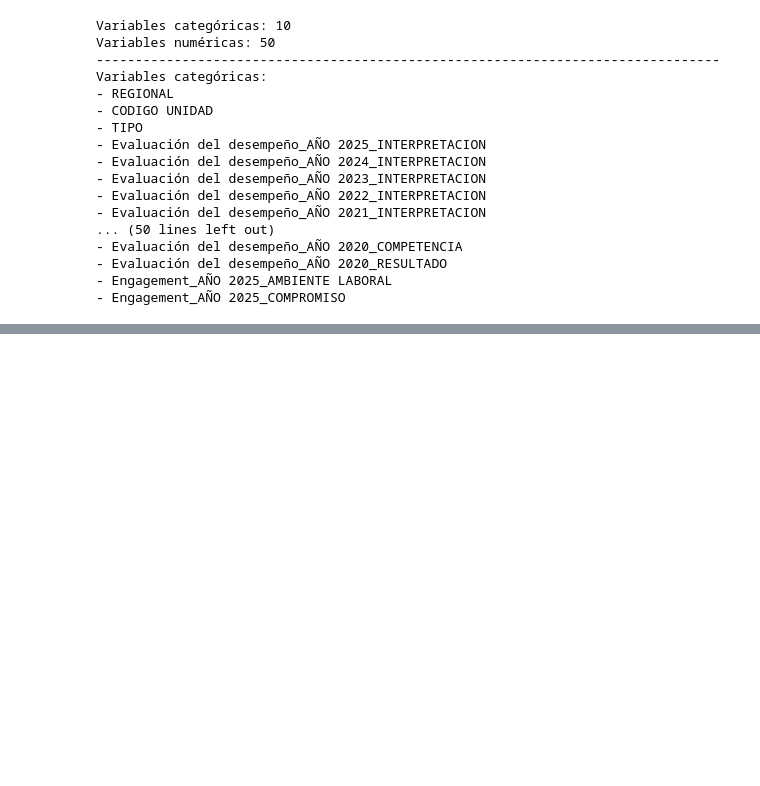
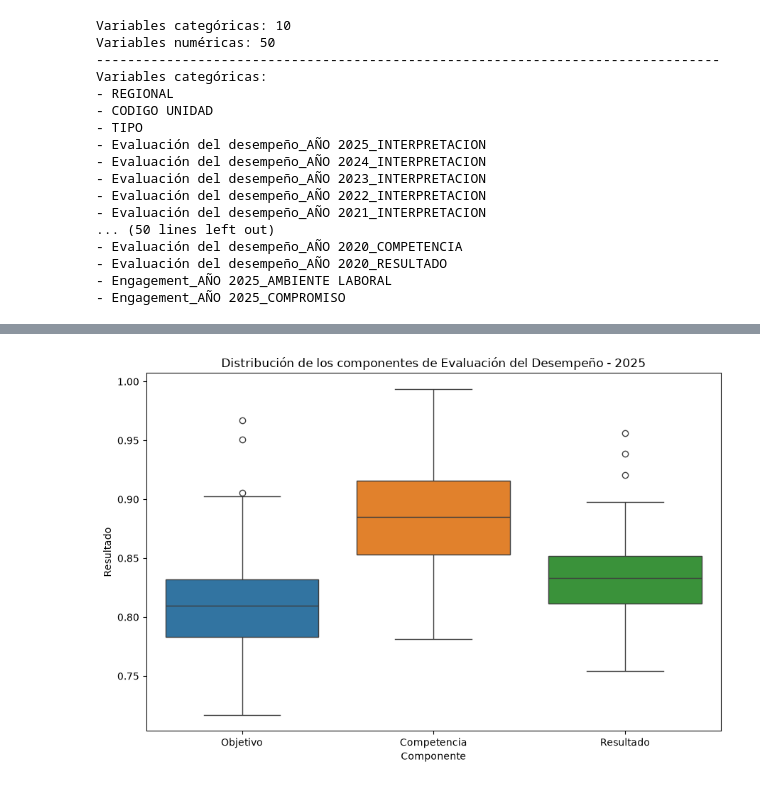
Before and after one commit to afobando94/MCD_AD_Taller1_clasificar_ofis, a Jupyter notebook: notebook/taller1_clasif_ofi_ao.ipynb, the cells around one changed output, grey strips where cells are left out. Saved outputs shown, nothing was run; the diff lists cells and outputs as text; code cells hidden in the pictures; blank space fills up the shorter version.

```diff
--- a/notebook/taller1_clasif_ofi_ao.ipynb
+++ b/notebook/taller1_clasif_ofi_ao.ipynb
@@ -274,0 +710,19 @@ resumen_numericas
+# %%
+# Preparar datos para visualización
+datos_desempeno = df_modelo[variables_desempeno_2025].copy()
+
+# Renombrar columnas para facilitar la lectura
+datos_desempeno.columns = ['Objetivo', 'Competencia', 'Resultado']
+
+# Gráfico de distribución
+plt.figure(figsize=(9, 6))
+
+sns.boxplot(data=datos_desempeno)
+
+plt.title('Distribución de los componentes de Evaluación del Desempeño - 2025')
+plt.xlabel('Componente')
+plt.ylabel('Resultado')
+plt.tight_layout()
+plt.show()
+# %% [output]
+[figure, added]
```
Also changed, not shown: parts of 58 cells of this notebook.
